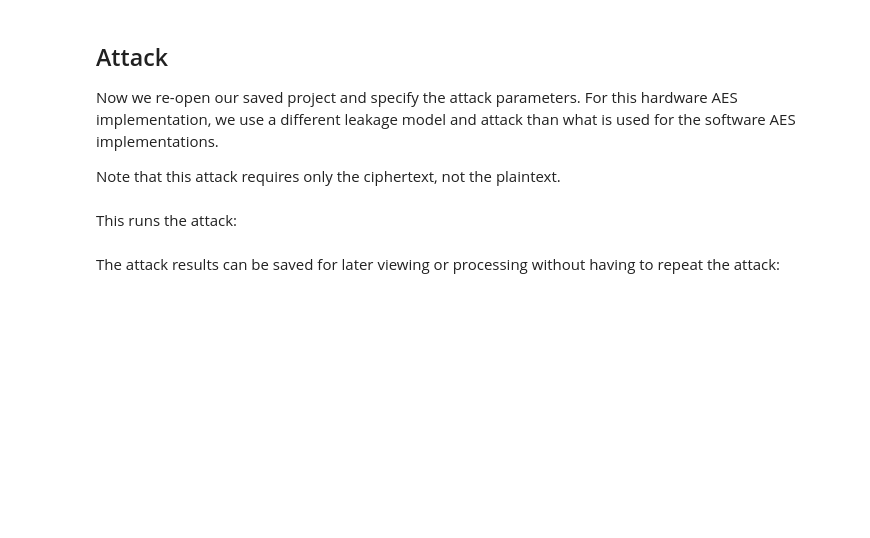
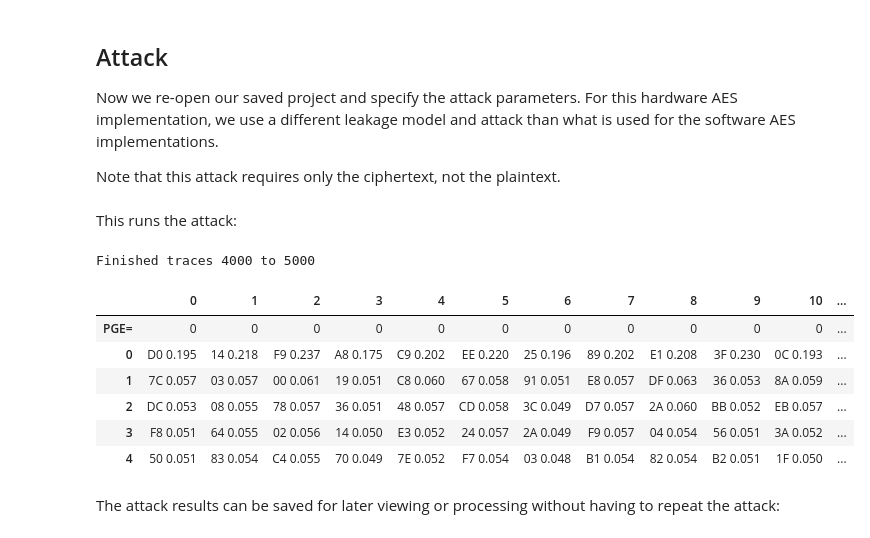
Before and after one commit to antragoudaras/chipwhisperer-jupyter, a Jupyter notebook: demos/PA_HW_CW305_1-Attacking_AES_on_an_FPGA.ipynb, the cells around one changed output. Saved outputs shown, nothing was run; the diff lists cells and outputs as text; code cells hidden in the pictures; blank space fills up the shorter version.

```diff
--- a/demos/PA_HW_CW305_1-Attacking_AES_on_an_FPGA.ipynb
+++ b/demos/PA_HW_CW305_1-Attacking_AES_on_an_FPGA.ipynb
@@ -151,7 +178,6 @@ Note that this attack requires only the ciphertext, not the plaintext.
 # %%
 import chipwhisperer as cw
 import chipwhisperer.analyzer as cwa
-project_file = "projects/Tutorial_HW_CW305"
+project_file = "projects/Tutorial_HW_CW305_AES"
+# project_file = "projects/manual_capture_AES"
 project = cw.open_project(project_file)
-attack = cwa.cpa(project, cwa.leakage_models.last_round_state_diff)
-cb = cwa.get_jupyter_callback(attack)
@@ -158,7 +187,16 @@ cb = cwa.get_jupyter_callback(attack)
 # %% [markdown]
 This runs the attack:
 # %%
-attack_results = attack.run(cb)
+attack_results = attack.run(cb, update_interval=1000)
+# %% [output]
+Finished traces 4000 to 5000
+|  | 0 | 1 | 2 | 3 | 4 | 5 | 6 | 7 | 8 | 9 | 10 | ... |
+| PGE= | 0 | 0 | 0 | 0 | 0 | 0 | 0 | 0 | 0 | 0 | 0 | ... |
+| 0 | D0 0.195 | 14 0.218 | F9 0.237 | A8 0.175 | C9 0.202 | EE 0.220 | 25 0.196 | 89 0.202 | E1 0.208 | 3F 0.230 | 0C 0.193 | ... |
+| 1 | 7C 0.057 | 03 0.057 | 00 0.061 | 19 0.051 | C8 0.060 | 67 0.058 | 91 0.051 | E8 0.057 | DF 0.063 | 36 0.053 | 8A 0.059 | ... |
+| 2 | DC 0.053 | 08 0.055 | 78 0.057 | 36 0.051 | 48 0.057 | CD 0.058 | 3C 0.049 | D7 0.057 | 2A 0.060 | BB 0.052 | EB 0.057 | ... |
+| 3 | F8 0.051 | 64 0.055 | 02 0.056 | 14 0.050 | E3 0.052 | 24 0.057 | 2A 0.049 | F9 0.057 | 04 0.054 | 56 0.051 | 3A 0.052 | ... |
+| 4 | 50 0.051 | 83 0.054 | C4 0.055 | 70 0.049 | 7E 0.052 | F7 0.054 | 03 0.048 | B1 0.054 | 82 0.054 | B2 0.051 | 1F 0.050 | ... |
 # %% [markdown]
 The attack results can be saved for later viewing or processing without having to repeat the attack:
 # %%
```
Also changed, not shown: parts of 13 cells of this notebook, 15 other files.
